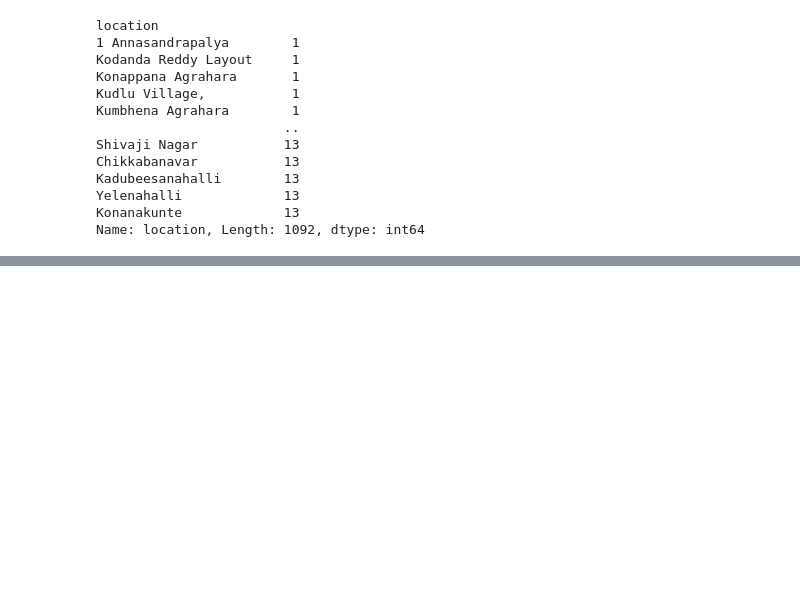
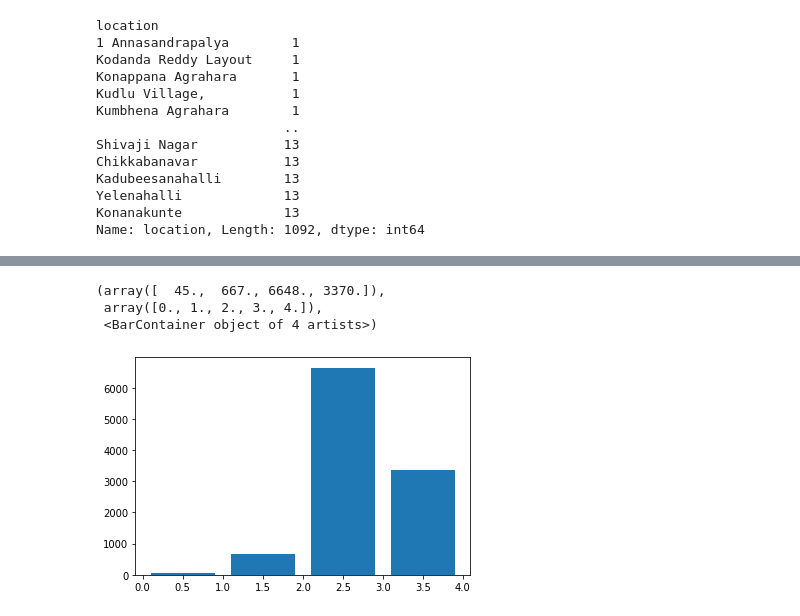
Before and after one commit to DEEPAKMITTAL7/Machine-Learning, a Jupyter notebook: Projects/Major/Real State Price Prediction/Untitled.ipynb, the cells around one changed output, grey strips where cells are left out. Saved outputs shown, nothing was run; the diff lists cells and outputs as text; code cells hidden in the pictures; blank space fills up the shorter version.

```diff
--- a/Projects/Major/Real State Price Prediction/Untitled.ipynb
+++ b/Projects/Major/Real State Price Prediction/Untitled.ipynb
@@ -480,0 +714,7 @@ SyntaxError: expected 'else' after 'if' expression (2644308200.py, line 1)
+# %%
+plt.hist(data['bath'],rwidth=0.8,bins=4)
+# %% [output]
+(array([  45.,  667., 6648., 3370.]),
+ array([0., 1., 2., 3., 4.]),
+ <BarContainer object of 4 artists>)
+[figure, added]
```
Also changed, not shown: parts of 51 cells of this notebook, 2 other files.
